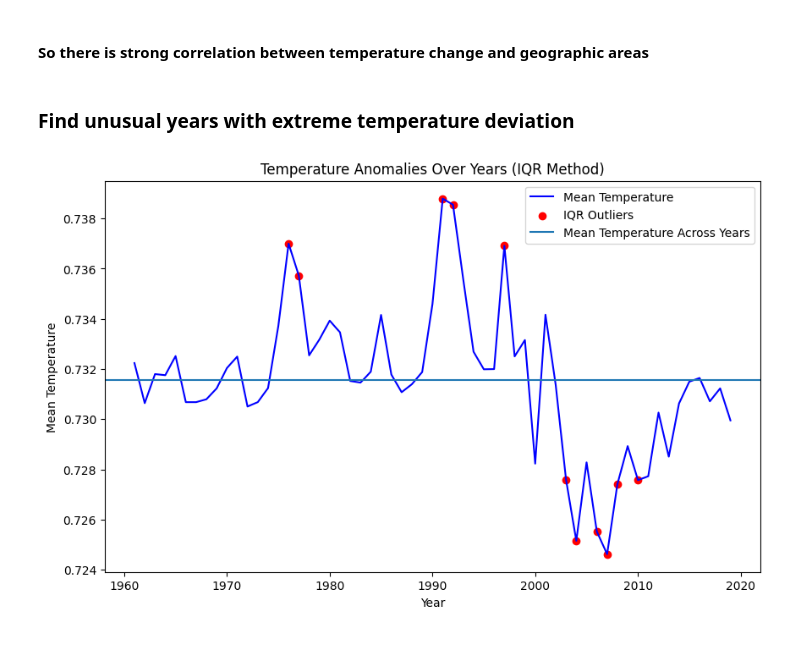
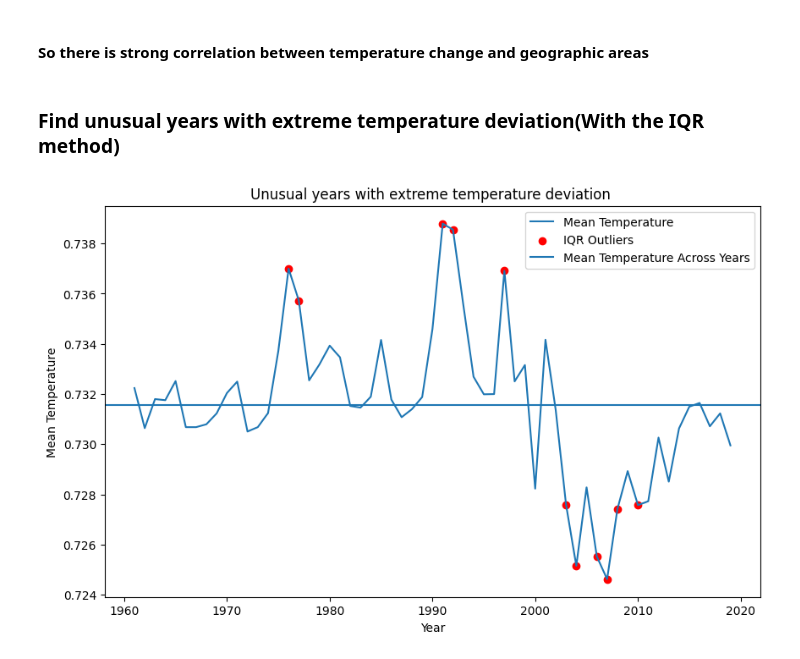
Before and after one commit to stacyshki/TemperatureChangeVisualization, a Jupyter notebook: FINAL PROJECT.ipynb, the cells around one changed output. Saved outputs shown, nothing was run; the diff lists cells and outputs as text; code cells hidden in the pictures.

Commit message:
Adding some comments and the graph for better understanding

```diff
--- a/FINAL PROJECT.ipynb
+++ b/FINAL PROJECT.ipynb
@@ -348,24 +348,24 @@ Correlation Ratio (η): 1.0
 # %% [markdown]
 #### So there is strong correlation between temperature change and geographic areas
 # %% [markdown]
-### Find unusual years with extreme temperature deviation
+### Find unusual years with extreme temperature deviation(With the IQR method)
 # %%
 Q1=dsyd['mean'].quantile(0.25)
 Q3 = dsyd['mean'].quantile(0.75)
 IQR = Q3 - Q1
 lower_bound = Q1 - 1.5 * IQR
 upper_bound = Q3 + 1.5 * IQR
 dsyd['is_outlier'] = (dsyd['mean'] < lower_bound) | (dsyd['mean'] > upper_bound)
 outliers = dsyd[dsyd['is_outlier']]
 outliers
 plt.figure(figsize=(10, 6))
-plt.plot(dsyd['Year'], dsyd['mean'], label='Mean Temperature', color='blue')
+plt.plot(dsyd['Year'], dsyd['mean'], label='Mean Temperature')
 plt.scatter(outliers['Year'], outliers['mean'], color='red', label='IQR Outliers')
 plt.axhline(y=dsyd['mean'].mean(),label='Mean Temperature Across Years')
 plt.xlabel('Year')
 plt.ylabel('Mean Temperature')
-plt.title('Temperature Anomalies Over Years (IQR Method)')
+plt.title('Unusual years with extreme temperature deviation ')
 plt.legend()
 plt.show()
 # %% [output]
-[figure, old version]
+[figure, new version]
```
Also changed, not shown: parts of 2 cells of this notebook, 1 other file.
